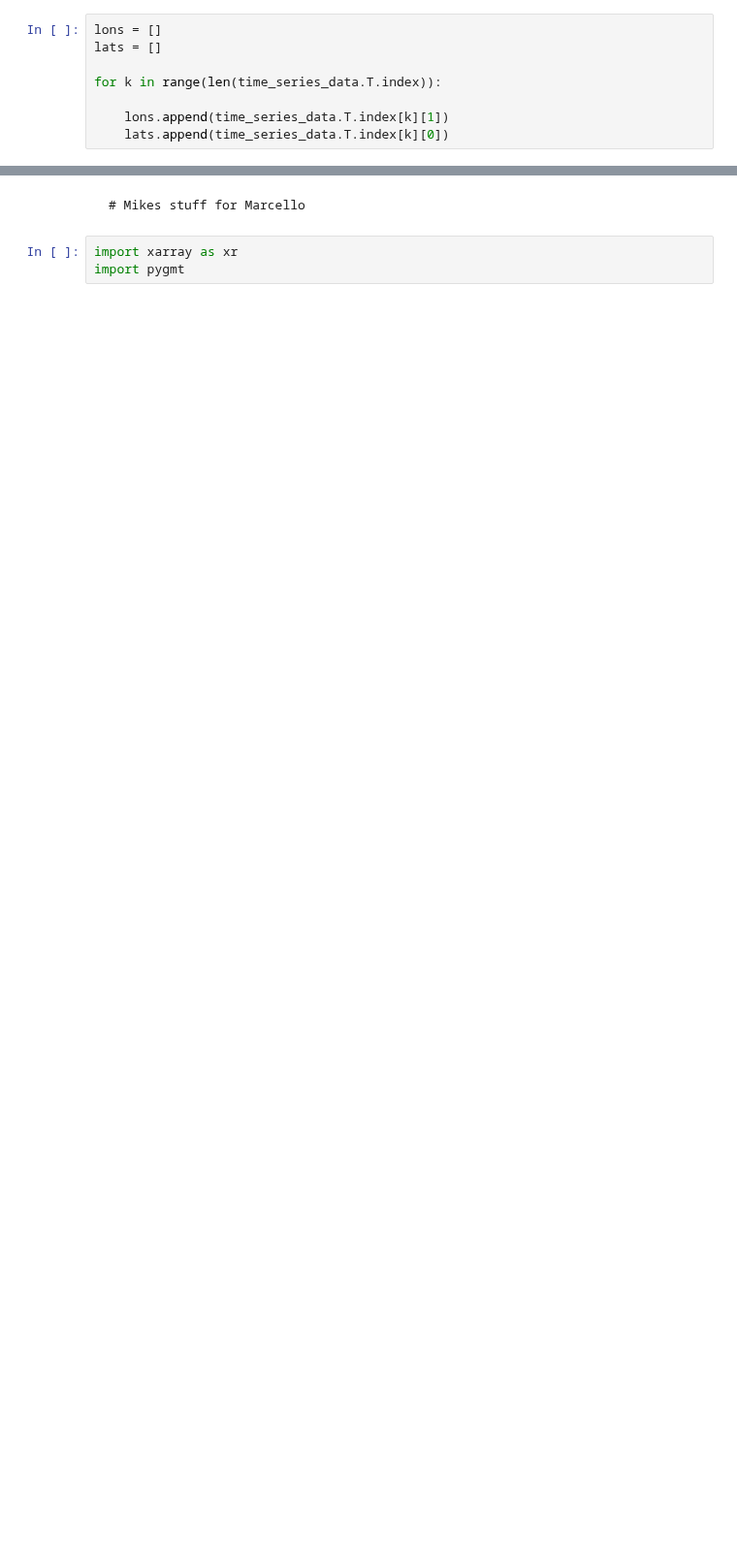
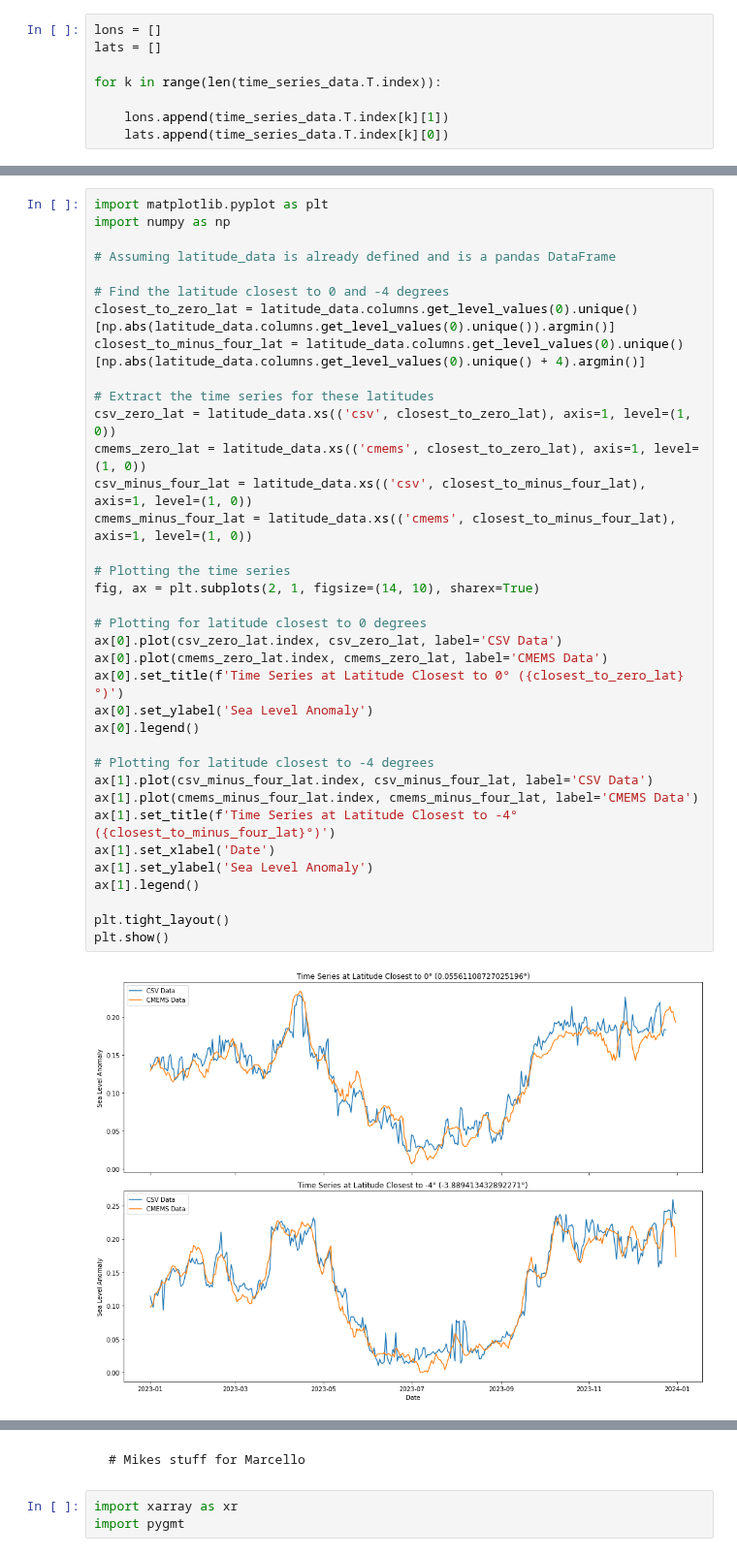
Before and after one commit to ne62rut/machine_learning_altimetry_validation, a Jupyter notebook: CMEMS_ML_SWOT_comparison.ipynb, the cells around one changed output, grey strips where cells are left out. Shown at 97% size. Saved outputs shown, nothing was run; the diff lists cells and outputs as text; blank space fills up the shorter version.

```diff
--- a/CMEMS_ML_SWOT_comparison.ipynb
+++ b/CMEMS_ML_SWOT_comparison.ipynb
@@ -242,0 +243,38 @@ plt.show()
+# %%
+import matplotlib.pyplot as plt
+import numpy as np
+
+# Assuming latitude_data is already defined and is a pandas DataFrame
+
+# Find the latitude closest to 0 and -4 degrees
+closest_to_zero_lat = latitude_data.columns.get_level_values(0).unique()[np.abs(latitude_data.columns.get_level_values(0).unique()).argmin()]
+closest_to_minus_four_lat = latitude_data.columns.get_level_values(0).unique()[np.abs(latitude_data.columns.get_level_values(0).unique() + 4).argmin()]
+
+# Extract the time series for these latitudes
+csv_zero_lat = latitude_data.xs(('csv', closest_to_zero_lat), axis=1, level=(1, 0))
+cmems_zero_lat = latitude_data.xs(('cmems', closest_to_zero_lat), axis=1, level=(1, 0))
+csv_minus_four_lat = latitude_data.xs(('csv', closest_to_minus_four_lat), axis=1, level=(1, 0))
+cmems_minus_four_lat = latitude_data.xs(('cmems', closest_to_minus_four_lat), axis=1, level=(1, 0))
+
+# Plotting the time series
+fig, ax = plt.subplots(2, 1, figsize=(14, 10), sharex=True)
+
+# Plotting for latitude closest to 0 degrees
+ax[0].plot(csv_zero_lat.index, csv_zero_lat, label='CSV Data')
+ax[0].plot(cmems_zero_lat.index, cmems_zero_lat, label='CMEMS Data')
+ax[0].set_title(f'Time Series at Latitude Closest to 0° ({closest_to_zero_lat}°)')
+ax[0].set_ylabel('Sea Level Anomaly')
+ax[0].legend()
+
+# Plotting for latitude closest to -4 degrees
+ax[1].plot(csv_minus_four_lat.index, csv_minus_four_lat, label='CSV Data')
+ax[1].plot(cmems_minus_four_lat.index, cmems_minus_four_lat, label='CMEMS Data')
+ax[1].set_title(f'Time Series at Latitude Closest to -4° ({closest_to_minus_four_lat}°)')
+ax[1].set_xlabel('Date')
+ax[1].set_ylabel('Sea Level Anomaly')
+ax[1].legend()
+
+plt.tight_layout()
+plt.show()
+# %% [output]
+[figure, added]
```
Also changed, not shown: parts of 9 cells of this notebook, 1 other file.
